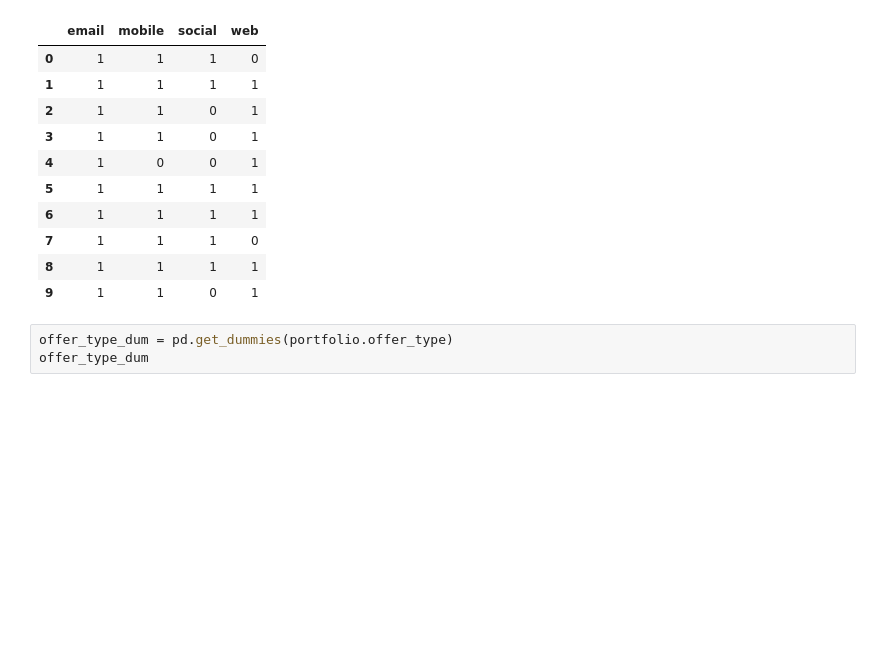
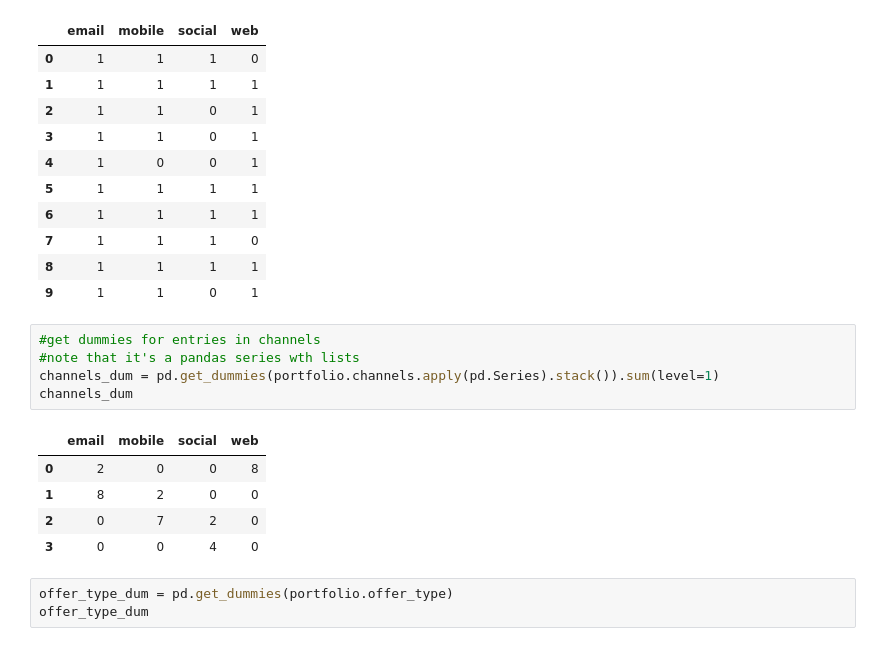
Before and after one commit to live2pro/starbucks, a Jupyter notebook: 00_Starbucks_Capstone_notebook_Cleaning.ipynb, the cells around one changed output. Cells and saved outputs as stored; diff of their text form; blank space fills up the shorter version.

```diff
--- a/00_Starbucks_Capstone_notebook_Cleaning.ipynb
+++ b/00_Starbucks_Capstone_notebook_Cleaning.ipynb
@@ -444,6 +520,17 @@ channels_dum
 | 7 | 1 | 1 | 1 | 0 |
 | 8 | 1 | 1 | 1 | 1 |
 | 9 | 1 | 1 | 0 | 1 |
+# %%
+#get dummies for entries in channels
+#note that it's a pandas series wth lists
+channels_dum = pd.get_dummies(portfolio.channels.apply(pd.Series).stack()).sum(level=1)
+channels_dum
+# %% [output]
+|  | email | mobile | social | web |
+| 0 | 2 | 0 | 0 | 8 |
+| 1 | 8 | 2 | 0 | 0 |
+| 2 | 0 | 7 | 2 | 0 |
+| 3 | 0 | 0 | 4 | 0 |
 # %%
 offer_type_dum = pd.get_dummies(portfolio.offer_type)
 offer_type_dum
```
Also changed, not shown: parts of 26 cells of this notebook, 9 other files.
